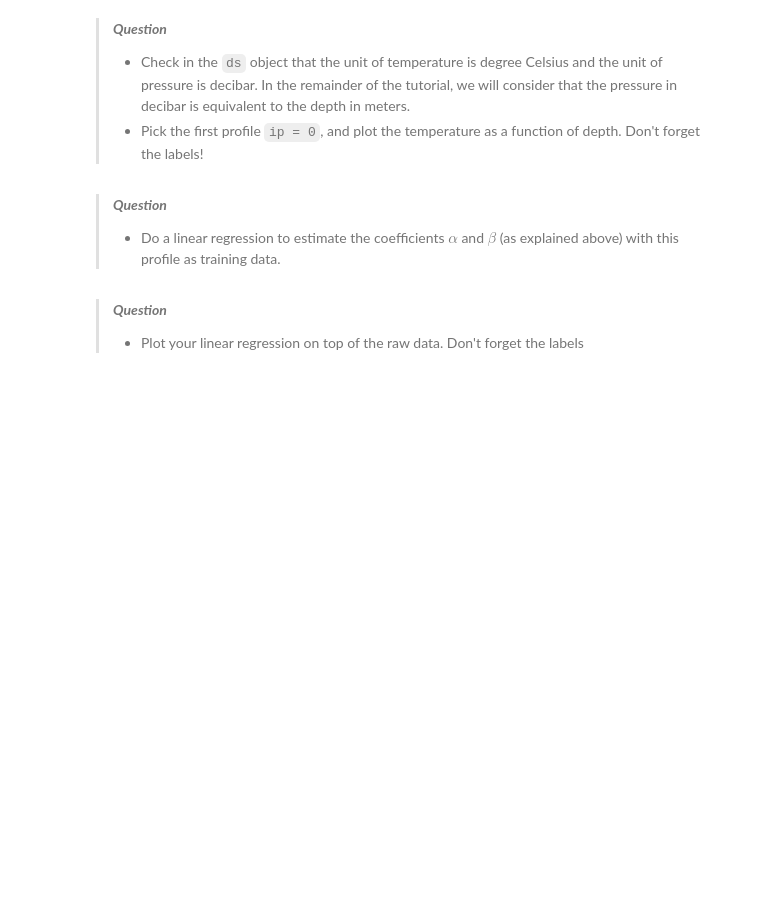
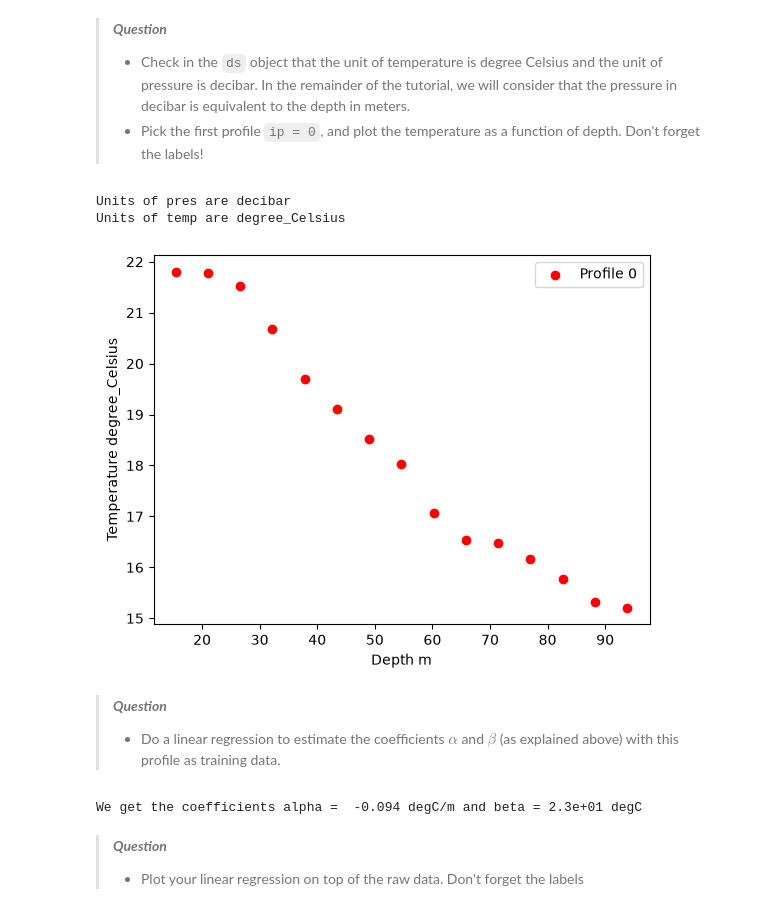
Before and after one commit to holguin2900/MEC-5107-EP-MachineLearning, a Jupyter notebook: 0-moodle/1_tutoriales/04_tutorial_overfitting_underfitting_bias_variance.ipynb, the cells around one changed output. Drawn from its saved outputs; the diff is of its cells as text; code cells hidden in the pictures; blank space fills up the shorter version.

```diff
--- a/0-moodle/1_tutoriales/04_tutorial_overfitting_underfitting_bias_variance.ipynb
+++ b/0-moodle/1_tutoriales/04_tutorial_overfitting_underfitting_bias_variance.ipynb
@@ -95,12 +95,35 @@ For each profile, we are going to keep only the first 15 measurements
 > - Pick the first profile `ip = 0`, and plot the temperature as a function of depth. Don't forget the labels!
 # %%
 # your answer here
+
+print(f"Units of {var_pres} are {ds[var_pres].units}")
+print(f"Units of {var_temp} are {ds[var_temp].units}")
+
+#Profile picked
 ip = 0
+plt.scatter(x_pres[ip,:],y_temp[ip,:],label = f"Profile {ip}", color = 'r')
+plt.xlabel(f"Depth m")
+plt.ylabel(f"Temperature {ds[var_temp].units}")
+plt.legend()
+plt.show()
+# %% [output]
+Units of pres are decibar
+Units of temp are degree_Celsius
+[figure, added]
 # %% [markdown]
 > ***Question***
 > - Do a linear regression to estimate the coefficients $\alpha$ and $\beta$ (as explained above) with this profile as training data.
 # %%
 # your answer here
+from sklearn.linear_model import LinearRegression
+
+X1 = x_pres[ip,:][:,None]
+y1 = y_temp[ip,:]
+reg = LinearRegression().fit(X1, y1)
+
+print(fr'We get the coefficients alpha =  {reg.coef_[0]:4.2} degC/m and beta = {reg.intercept_:4.2} degC')
+# %% [output]
+We get the coefficients alpha =  -0.094 degC/m and beta = 2.3e+01 degC
 # %% [markdown]
 > ***Question***
 > - Plot your linear regression on top of the raw data. Don't forget the labels
```
Also changed, not shown: parts of 15 cells of this notebook.
